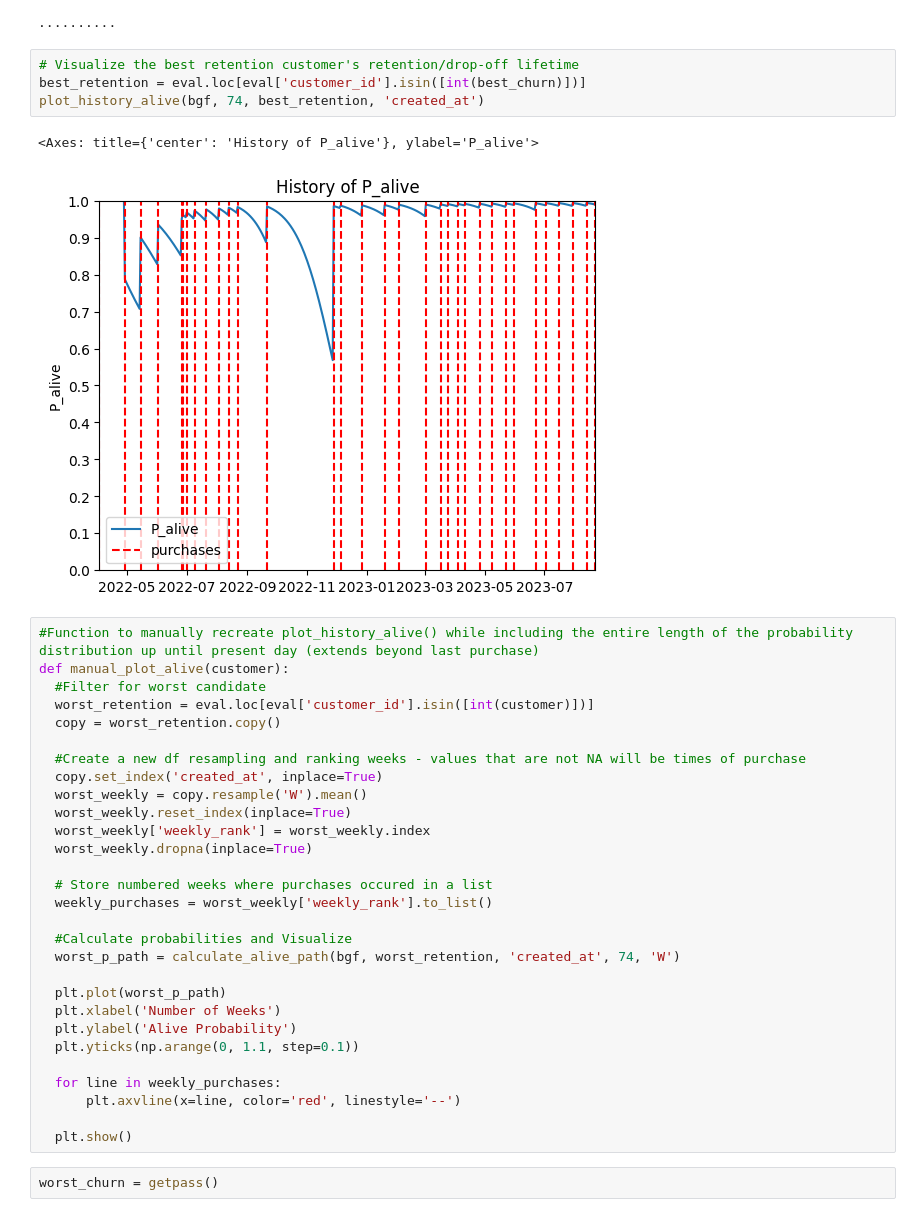
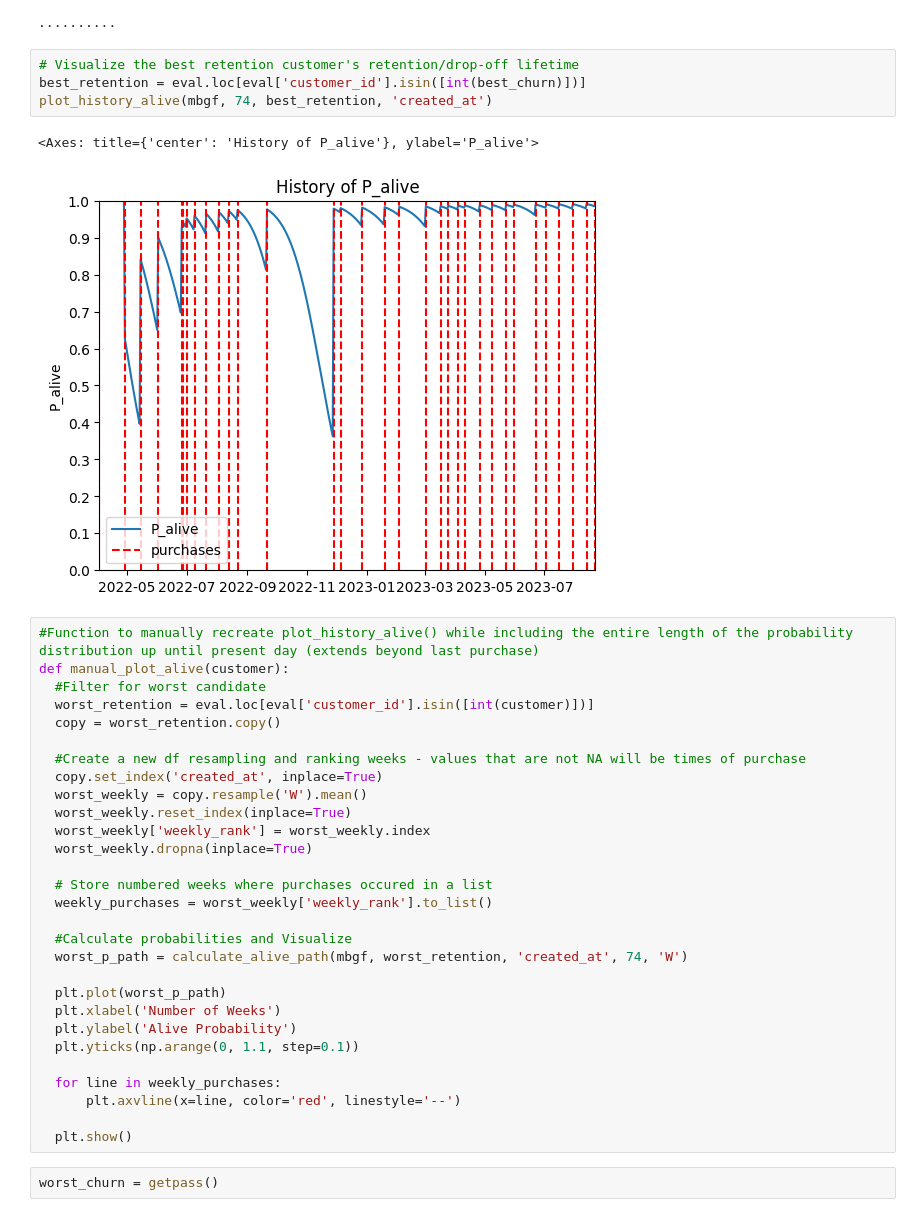
Before and after one commit to a-memme/Customer_Churn_and_CLTV, a Jupyter notebook: CLTV_and_Churn.ipynb, the cells around one changed output. Drawn from its saved outputs; the diff is of its cells as text.

```diff
--- a/CLTV_and_Churn.ipynb
+++ b/CLTV_and_Churn.ipynb
@@ -335,10 +336,10 @@ best_churn = getpass()
 # %%
 # Visualize the best retention customer's retention/drop-off lifetime
 best_retention = eval.loc[eval['customer_id'].isin([int(best_churn)])]
-plot_history_alive(bgf, 74, best_retention, 'created_at')
+plot_history_alive(mbgf, 74, best_retention, 'created_at')
 # %% [output]
 <Axes: title={'center': 'History of P_alive'}, ylabel='P_alive'>
-[figure, old version]
+[figure, new version]
 # %%
 #Function to manually recreate plot_history_alive() while including the entire length of the probability distribution up until present day (extends beyond last purchase)
 def manual_plot_alive(customer):
@@ -357,7 +358,7 @@ def manual_plot_alive(customer):
   weekly_purchases = worst_weekly['weekly_rank'].to_list()
 
   #Calculate probabilities and Visualize
-  worst_p_path = calculate_alive_path(bgf, worst_retention, 'created_at', 74, 'W')
+  worst_p_path = calculate_alive_path(mbgf, worst_retention, 'created_at', 74, 'W')
 
   plt.plot(worst_p_path)
   plt.xlabel('Number of Weeks')
```
Also changed, not shown: parts of 3 cells of this notebook.
